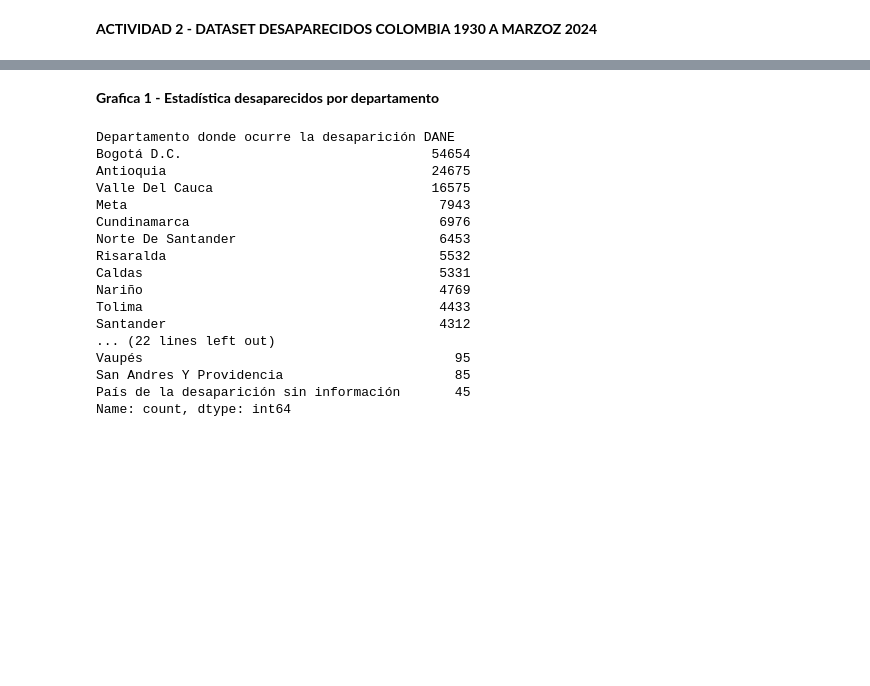
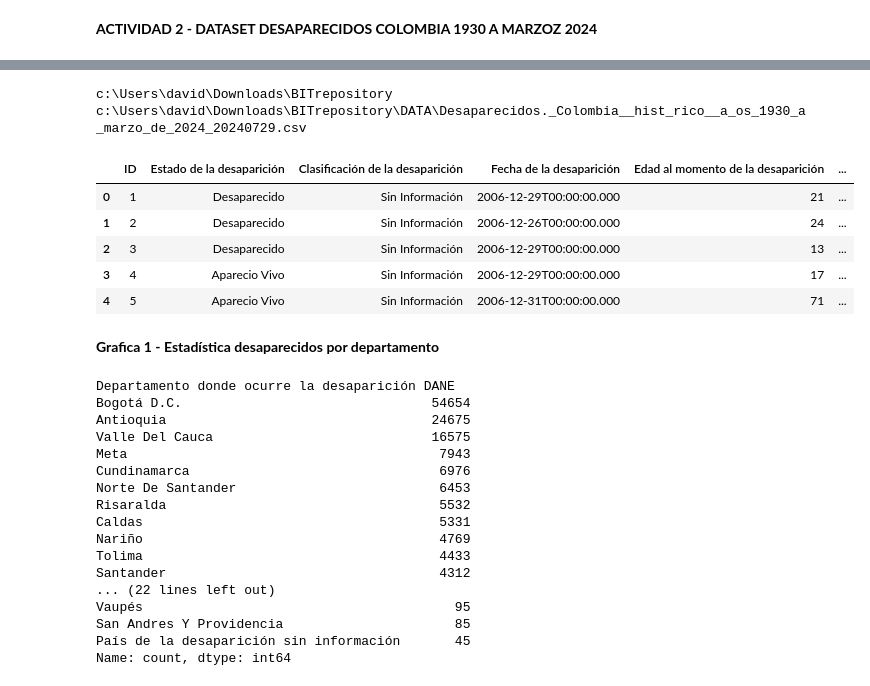
Before and after one commit to amatista696/BITrepository, a Jupyter notebook: Actividad2.ipynb, the cells around one changed output, grey strips where cells are left out. Drawn from its saved outputs; the diff is of its cells as text; code cells hidden in the pictures; blank space fills up the shorter version.

Commit message:
mejoras actividad 2 david

```diff
--- a/Actividad2.ipynb
+++ b/Actividad2.ipynb
@@ -22,3 +3,25 @@ tabla
+# %%
+import pandas as pd
+import os
+import matplotlib.pyplot as plt
+import seaborn as sns
+import numpy as np
+path=os.getcwd()
+print(path)
+file="Desaparecidos._Colombia__hist_rico__a_os_1930_a_marzo_de_2024_20240729.csv"
+full_path = os.path.join(path,'DATA', file)
+print(full_path)
+tabla=pd.read_csv(full_path,sep=',',encoding='utf-8')
+tabla.head()
+# %% [output]
+c:\Users\david\Downloads\BITrepository
+c:\Users\david\Downloads\BITrepository\DATA\Desaparecidos._Colombia__hist_rico__a_os_1930_a_marzo_de_2024_20240729.csv
+|  | ID | Estado de la desaparición | Clasificación de la desaparición | Fecha de la desaparición | Edad al momento de la desaparición | ... |
+| 0 | 1 | Desaparecido | Sin Información | 2006-12-29T00:00:00.000 | 21 | ... |
+| 1 | 2 | Desaparecido | Sin Información | 2006-12-26T00:00:00.000 | 24 | ... |
+| 2 | 3 | Desaparecido | Sin Información | 2006-12-29T00:00:00.000 | 13 | ... |
+| 3 | 4 | Aparecio Vivo | Sin Información | 2006-12-29T00:00:00.000 | 17 | ... |
+| 4 | 5 | Aparecio Vivo | Sin Información | 2006-12-31T00:00:00.000 | 71 | ... |
 # %% [markdown]
 **Grafica 1 - Estadística desaparecidos por departamento**
 # %%
```
Also changed, not shown: parts of 6 cells of this notebook.
